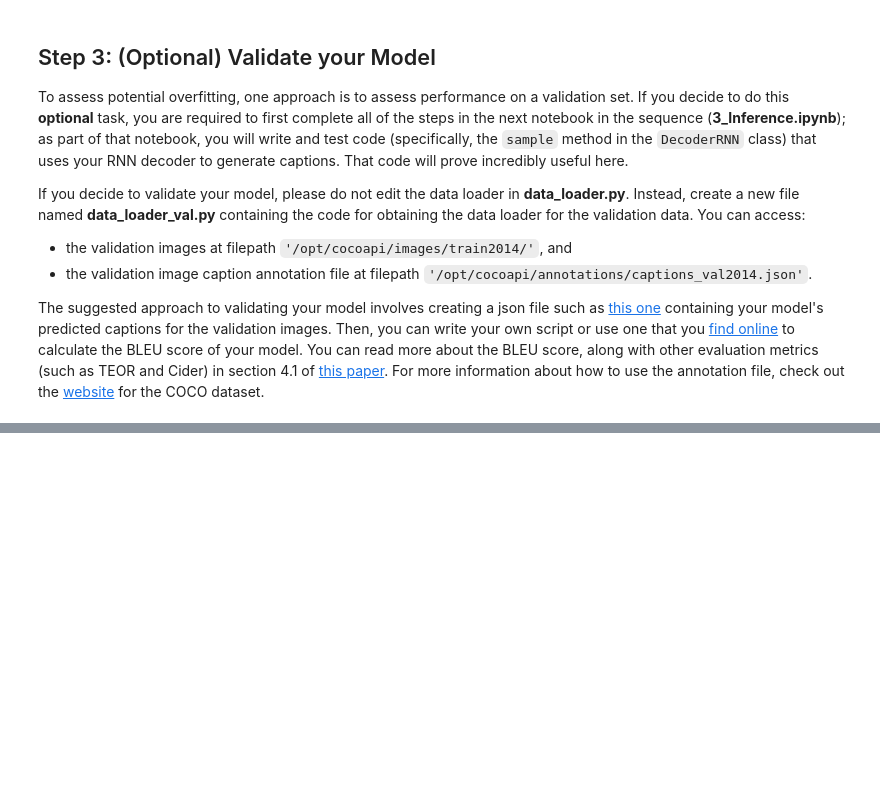
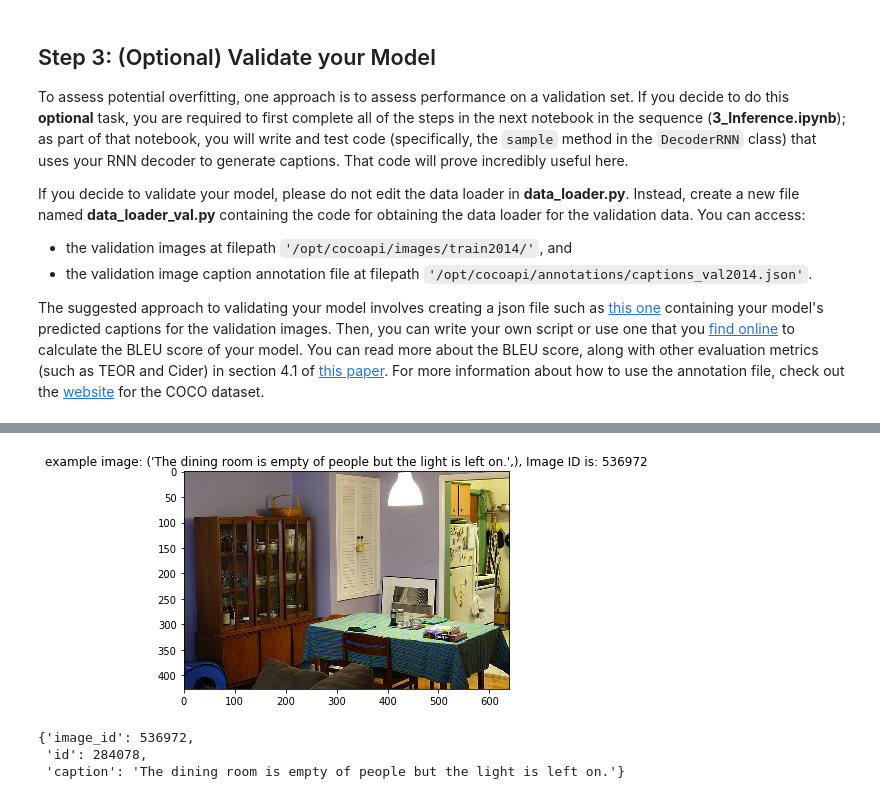
Before and after one commit to gotamist/vision, a Jupyter notebook: image_captioning/2_Training.ipynb, the cells around one changed output, grey strips where cells are left out. Drawn from its saved outputs; the diff is of its cells as text; code cells hidden in the pictures; blank space fills up the shorter version.

```diff
--- a/image_captioning/2_Training.ipynb
+++ b/image_captioning/2_Training.ipynb
@@ -340,6 +340,6 @@ def clean_sentence(output):
         i += 1
     return sentence
 # %%
-batch_size = 16          # batch size
+batch_size = 1          # batch size
 vocab_from_file = True    # if True, load existing vocab file
 log_file = 'validation_log.txt'       # name of file with saved training loss and perplexity
@@ -369,4 +405,0 @@ Obtaining caption lengths...
-# %%
-indices = data_loader.dataset.get_train_indices()
-new_sampler = data.sampler.SubsetRandomSampler(indices=indices)
-data_loader.batch_sampler.sampler = new_sampler
@@ -456,0 +426,22 @@ for i in range(captions.shape[1]):
+# %%
+def untensor(tensor):
+    return int( tensor.cpu().numpy() )
+# %%
+# Obtain sample image before and after pre-processing.
+orig_image, image, true_caption, img_id, ann_id = next(iter(data_loader))
+
+img_id = untensor( img_id )
+ann_id = untensor( ann_id )
+# Visualize sample image, before pre-processing.
+plt.imshow(np.squeeze(orig_image))
+plt.title('example image: {cap}, Image ID is: {id}'.format(cap=true_caption, id=img_id) )
+plt.show()
+# %% [output]
+[figure, added]
+# %%
+coco=data_loader.dataset.coco
+coco.anns[ann_id]
+# %% [output]
+{'image_id': 536972,
+ 'id': 284078,
+ 'caption': 'The dining room is empty of people but the light is left on.'}
```
Also changed, not shown: parts of 13 cells of this notebook.
